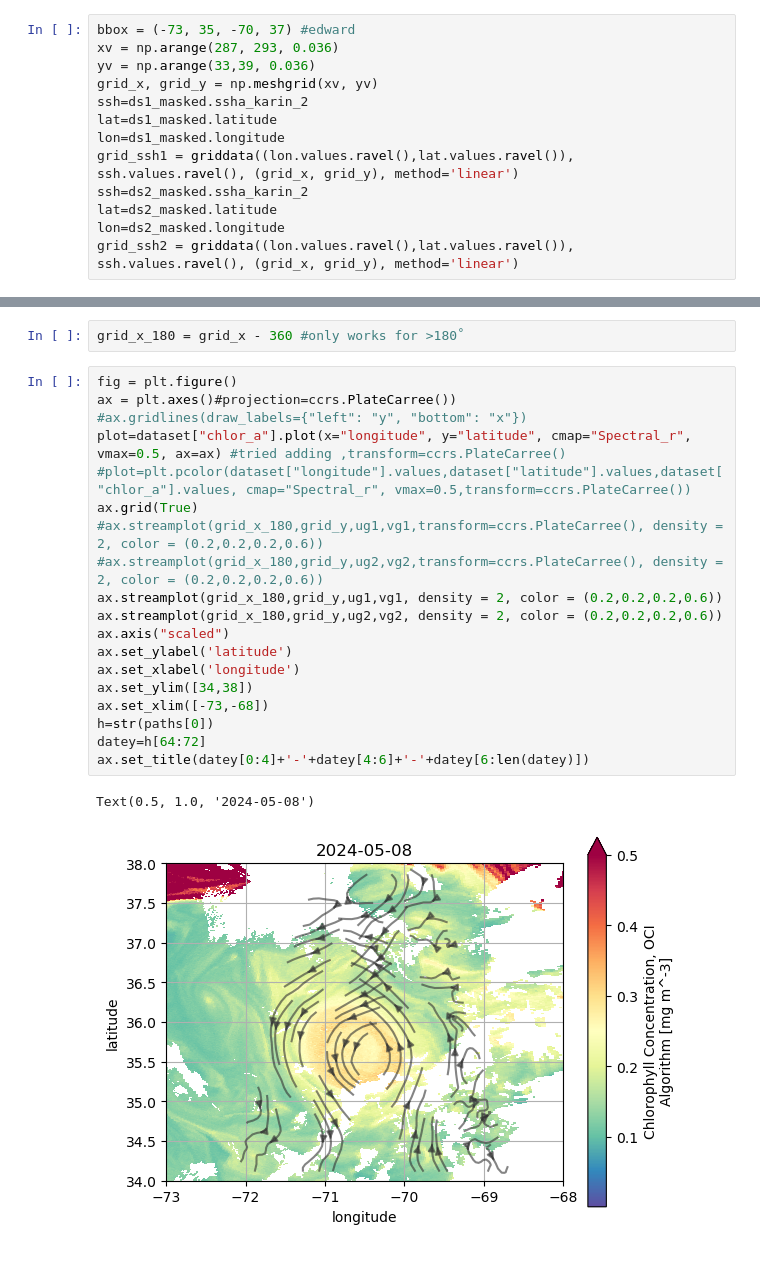
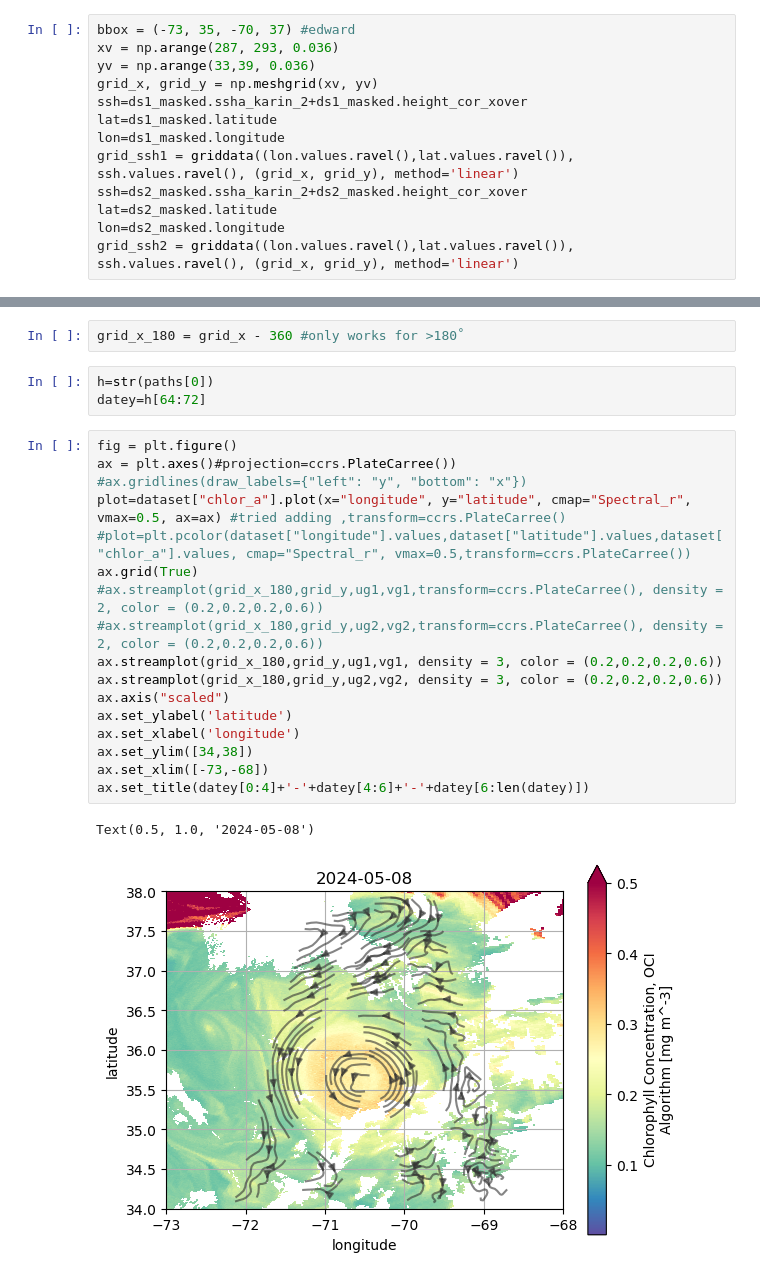
Before and after one commit to mcornec/GO-SWACE, a Jupyter notebook: SWOT_velocities_over_PACE.ipynb, the cells around one changed output, grey strips where cells are left out. Drawn from its saved outputs; the diff is of its cells as text.

Commit message:
Plotting SWOT geo velocities over PACE

```diff
--- a/SWOT_velocities_over_PACE.ipynb
+++ b/SWOT_velocities_over_PACE.ipynb
@@ -159,11 +159,11 @@ bbox = (-73, 35, -70, 37) #edward
 xv = np.arange(287, 293, 0.036)
 yv = np.arange(33,39, 0.036)
 grid_x, grid_y = np.meshgrid(xv, yv)
-ssh=ds1_masked.ssha_karin_2
+ssh=ds1_masked.ssha_karin_2+ds1_masked.height_cor_xover
 lat=ds1_masked.latitude
 lon=ds1_masked.longitude
 grid_ssh1 = griddata((lon.values.ravel(),lat.values.ravel()), ssh.values.ravel(), (grid_x, grid_y), method='linear')
-ssh=ds2_masked.ssha_karin_2
+ssh=ds2_masked.ssha_karin_2+ds2_masked.height_cor_xover
 lat=ds2_masked.latitude
 lon=ds2_masked.longitude
 grid_ssh2 = griddata((lon.values.ravel(),lat.values.ravel()), ssh.values.ravel(), (grid_x, grid_y), method='linear')
@@ -327,28 +327,29 @@ dataset
 dataset = dataset.set_coords(("longitude", "latitude"))
 # %%
 grid_x_180 = grid_x - 360 #only works for >180˚
+# %%
+h=str(paths[0])
+datey=h[64:72]
 # %%
 fig = plt.figure()
 ax = plt.axes()#projection=ccrs.PlateCarree())
 #ax.gridlines(draw_labels={"left": "y", "bottom": "x"})
 plot=dataset["chlor_a"].plot(x="longitude", y="latitude", cmap="Spectral_r", vmax=0.5, ax=ax) #tried adding ,transform=ccrs.PlateCarree()
 #plot=plt.pcolor(dataset["longitude"].values,dataset["latitude"].values,dataset["chlor_a"].values, cmap="Spectral_r", vmax=0.5,transform=ccrs.PlateCarree())
 ax.grid(True)
 #ax.streamplot(grid_x_180,grid_y,ug1,vg1,transform=ccrs.PlateCarree(), density = 2, color = (0.2,0.2,0.2,0.6))
 #ax.streamplot(grid_x_180,grid_y,ug2,vg2,transform=ccrs.PlateCarree(), density = 2, color = (0.2,0.2,0.2,0.6))
-ax.streamplot(grid_x_180,grid_y,ug1,vg1, density = 2, color = (0.2,0.2,0.2,0.6))
-ax.streamplot(grid_x_180,grid_y,ug2,vg2, density = 2, color = (0.2,0.2,0.2,0.6))
+ax.streamplot(grid_x_180,grid_y,ug1,vg1, density = 3, color = (0.2,0.2,0.2,0.6))
+ax.streamplot(grid_x_180,grid_y,ug2,vg2, density = 3, color = (0.2,0.2,0.2,0.6))
 ax.axis("scaled")
 ax.set_ylabel('latitude')
 ax.set_xlabel('longitude')
 ax.set_ylim([34,38])
 ax.set_xlim([-73,-68])
-h=str(paths[0])
-datey=h[64:72]
 ax.set_title(datey[0:4]+'-'+datey[4:6]+'-'+datey[6:len(datey)])
 # %% [output]
 Text(0.5, 1.0, '2024-05-08')
-[figure, old version]
+[figure, new version]
 # %%
 fig = plt.figure()
 ax = plt.axes()#projection=ccrs.PlateCarree())
```
Also changed, not shown: parts of 4 cells of this notebook.
